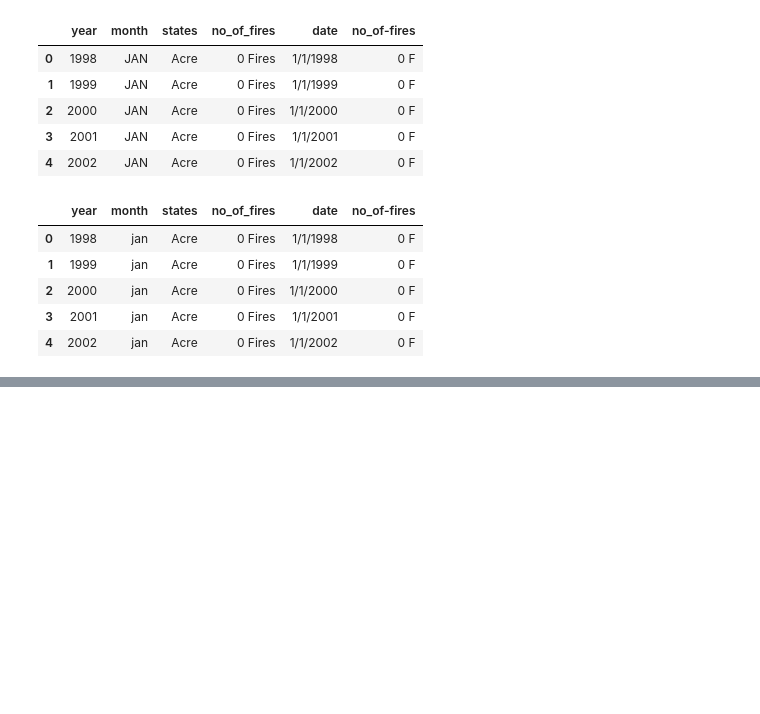
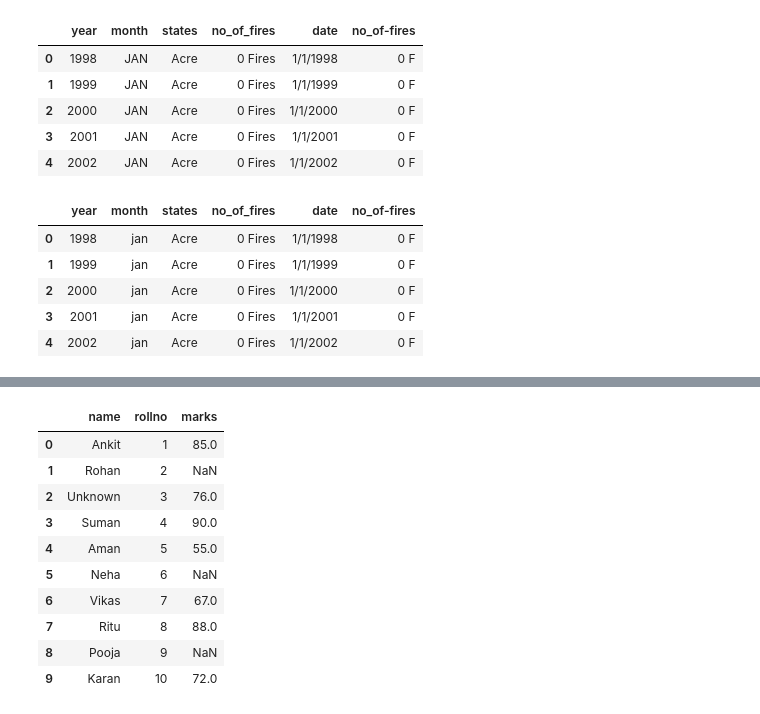
Before and after one commit to CodingwithAnkit-tech/Python_library, a Jupyter notebook: Python_libraray/pandas_data_cleaning.ipynb, the cells around one changed output, grey strips where cells are left out. Cells and saved outputs as stored; diff of their text form; code cells hidden in the pictures; blank space fills up the shorter version.

```diff
--- a/Python_libraray/pandas_data_cleaning.ipynb
+++ b/Python_libraray/pandas_data_cleaning.ipynb
@@ -185,0 +265,18 @@ df.head()
+# %%
+# Filling null values
+# syntax
+#          var['col_name'] =var['col_name'].filling(values)
+df1['name'] = df1['name'].fillna('Unknown')
+df1
+# %% [output]
+|  | name | rollno | marks |
+| 0 | Ankit | 1 | 85.0 |
+| 1 | Rohan | 2 | NaN |
+| 2 | Unknown | 3 | 76.0 |
+| 3 | Suman | 4 | 90.0 |
+| 4 | Aman | 5 | 55.0 |
+| 5 | Neha | 6 | NaN |
+| 6 | Vikas | 7 | 67.0 |
+| 7 | Ritu | 8 | 88.0 |
+| 8 | Pooja | 9 | NaN |
+| 9 | Karan | 10 | 72.0 |
```
Also changed, not shown: parts of 17 cells of this notebook.
